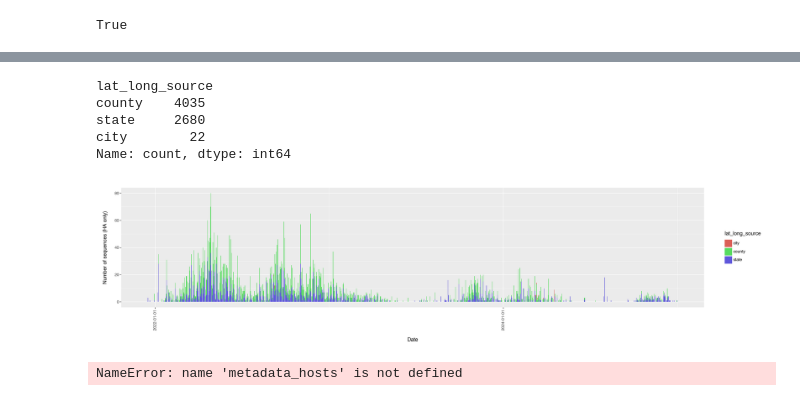
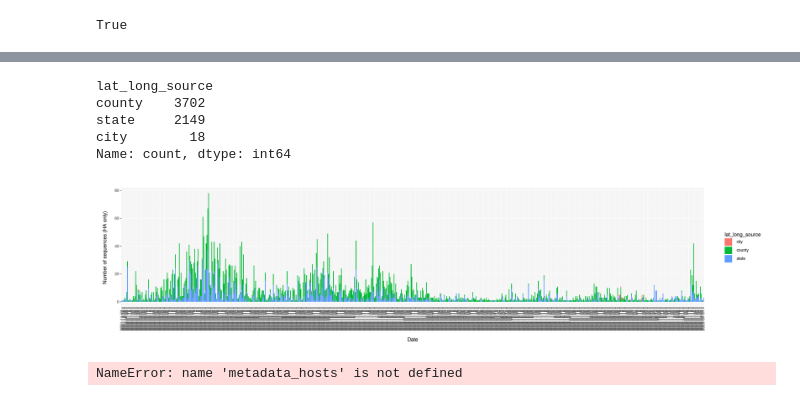
Before and after one commit to moncla-lab/H5-avian-ecology, a Jupyter notebook: fine_scale_geography.ipynb, the cells around one changed output, grey strips where cells are left out. Drawn from its saved outputs; the diff is of its cells as text; code cells hidden in the pictures.

```diff
--- a/fine_scale_geography.ipynb
+++ b/fine_scale_geography.ipynb
@@ -923,34 +963,34 @@ metadata_wild_completefinescale.to_csv("./metadata/sequence_metadata/NCBI-BVBRC-
 # %%
-metadata_wild_completefinescale = pd.read_csv("./metadata/sequence_metadata/NCBI-BVBRC-GIS_ha_detectionsgeodata.tsv", sep = "\t")
+metadata_wild_completefinescale = pd.read_csv("./metadata/sequence_metadata/NCBI-BVBRC_ha_detectionsgeodata.tsv", sep = "\t")
 # %%
 def format_date(datestr):
     i = str(datestr)
     date_object = datetime.strptime(i, '%Y-%m-%d')
     return (date_object)
 # %%
-metadata_wild_completefinescale["nonambig_date"] = metadata_wild_completefinescale["nonambig_date"].apply(format_date)
+metadata_wild_completefinescale["nonambig_date"] = metadata_wild_completefinescale["ncbibvbrc_nonambigdate"].apply(format_date)
 # %%
 # Plot some of this data!
 
 print(metadata_wild_completefinescale["lat_long_source"].value_counts())
 
 lat_long_source_overtime = (
-    ggplot(metadata_wild_completefinescale, aes(x = "nonambig_date", fill = "lat_long_source"))
+    ggplot(metadata_wild_completefinescale, aes(x = "ncbibvbrc_nonambigdate", fill = "lat_long_source"))
     + geom_bar(stat = "count")
     + labs(x = "Date", y = "Number of sequences (HA only)")
     + theme(axis_text_x = element_text(rotation = 90), figure_size = (20, 5))
 )
 
 lat_long_source_overtime.show()
 
-lat_long_source_overtime.save(filename = './metadata/exploratory_data_analysis/coordinate_source_over_time.png', height=10, width=20, units = 'in', dpi=750)
+# lat_long_source_overtime.save(filename = './metadata/exploratory_data_analysis/coordinate_source_over_time.png', height=10, width=20, units = 'in', dpi=750)
 # %% [output]
 lat_long_source
-county    4035
-state     2680
-city        22
+county    3702
+state     2149
+city        18
 Name: count, dtype: int64
-[figure, old version]
+[figure, new version]
 # %%
 # Can I figure out the overlap of bird species names?
 
```
Also changed, not shown: parts of 40 cells of this notebook, 40 other files.
